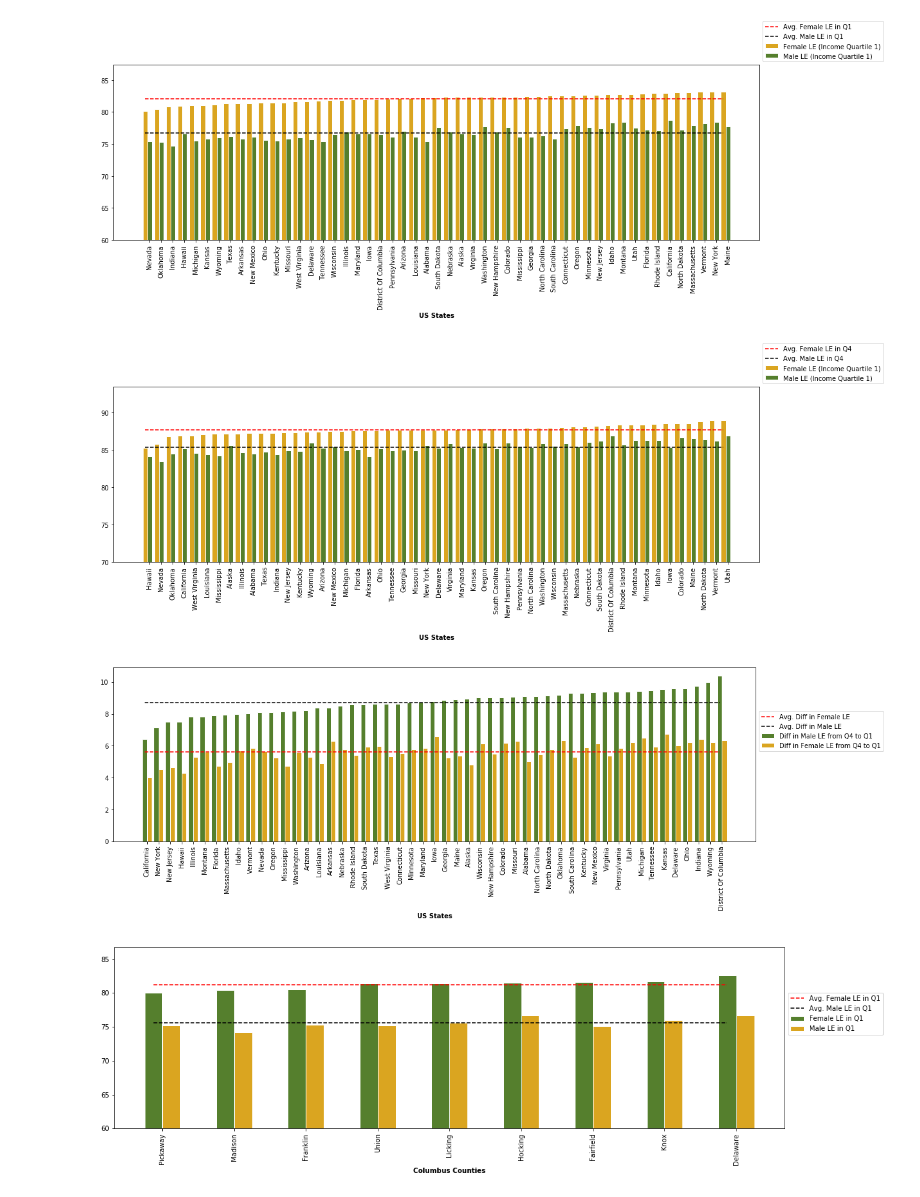
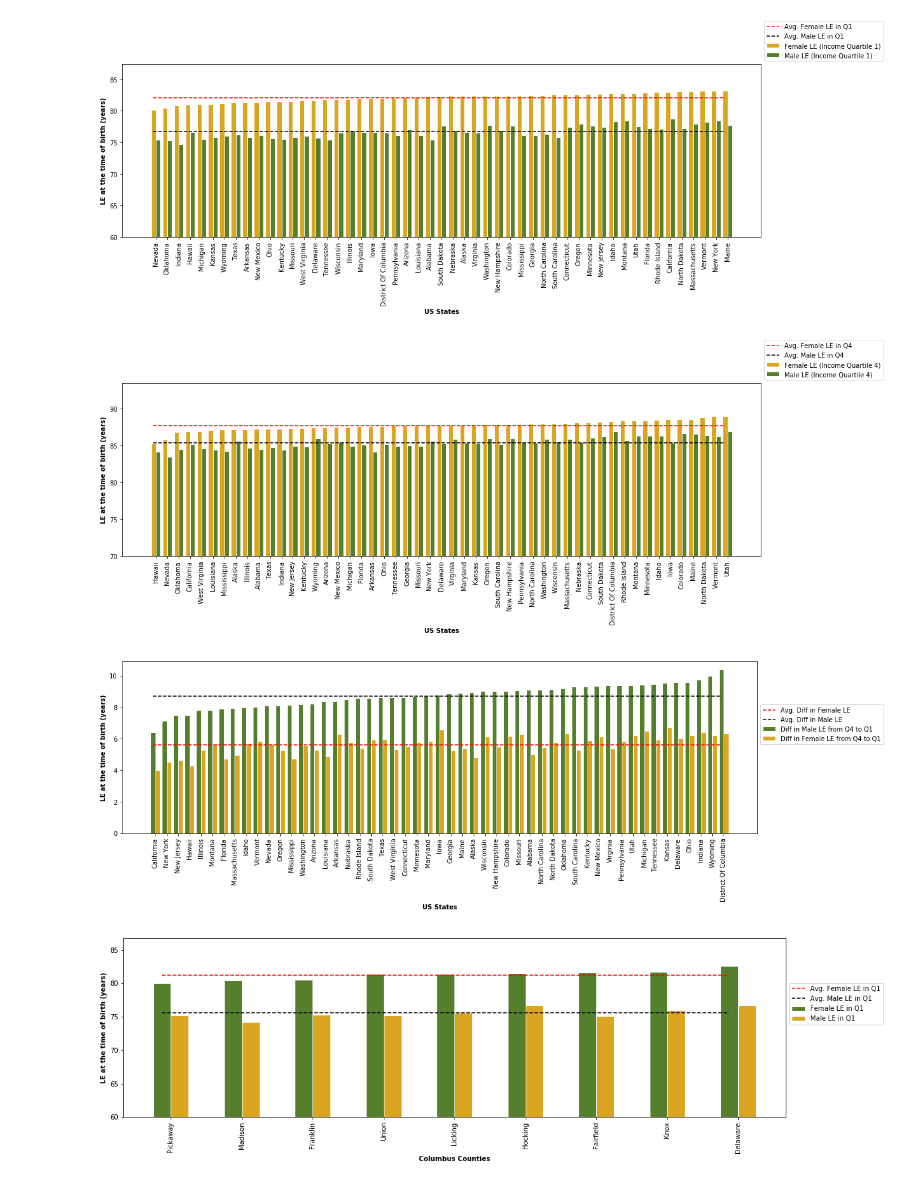
Before and after one commit to elewanto/visual-design-project, a Jupyter notebook: python/le_analysis.ipynb, the cells around one changed output. Saved outputs shown, nothing was run; the diff lists cells and outputs as text; code cells hidden in the pictures.

```diff
--- a/python/le_analysis.ipynb
+++ b/python/le_analysis.ipynb
@@ -140,6 +176,7 @@ plt.plot(pos, [inc1['le_raceadj_q1_M'].mean() for p in range(len(pos))], 'k--',
 
 # Add xticks on the middle of the group bars
 plt.xlabel('US States', fontweight='bold')
+plt.ylabel('LE at the time of birth (years)', fontweight='bold')
 ax.set_xticks([p + 0.5 * barWidth for p in pos])
 ax.set_xticklabels(inc1.statename, rotation='vertical')
 ax.set_ylim(ymin=60)
@@ -148,7 +185,7 @@ ax.set_ylim(ymin=60)
 plt.legend(bbox_to_anchor=(1,1), loc="lower left")
 plt.show()
 # %% [output]
-[figure, old version]
+[figure, new version]
 # %%
 inc4 = income.sort_values(by='le_raceadj_q4_F')
 pos = list(range(len(inc1['le_raceadj_q4_M'])))
@@ -158,13 +195,14 @@ barWidth = 0.4
 fig, ax = plt.subplots(figsize=(18,5))
 
 # Make the plot
-plt.bar(pos, inc4['le_raceadj_q4_F'], color='goldenrod', width=barWidth, edgecolor='white', label='Female LE (Income Quartile 1)')
-plt.bar([x + barWidth for x in pos], inc4['le_raceadj_q4_M'], color='#557f2d', width=barWidth, edgecolor='white', label='Male LE (Income Quartile 1)')
+plt.bar(pos, inc4['le_raceadj_q4_F'], color='goldenrod', width=barWidth, edgecolor='white', label='Female LE (Income Quartile 4)')
+plt.bar([x + barWidth for x in pos], inc4['le_raceadj_q4_M'], color='#557f2d', width=barWidth, edgecolor='white', label='Male LE (Income Quartile 4)')
 plt.plot(pos, [inc4['le_raceadj_q4_F'].mean() for p in range(len(pos))], 'r--', label = 'Avg. Female LE in Q4')
 plt.plot(pos, [inc4['le_raceadj_q4_M'].mean() for p in range(len(pos))], 'k--', label = 'Avg. Male LE in Q4')
 
 # Add xticks on the middle of the group bars
 plt.xlabel('US States', fontweight='bold')
+plt.ylabel('LE at the time of birth (years)', fontweight='bold')
 ax.set_xticks([p + 0.5 * barWidth for p in pos])
 ax.set_xticklabels(inc4.statename, rotation='vertical')
 ax.set_ylim(ymin=70)
@@ -173,33 +211,34 @@ ax.set_ylim(ymin=70)
 plt.legend(bbox_to_anchor=(1,1), loc="lower left")
 plt.show()
 # %% [output]
-[figure, old version]
+[figure, new version]
 # %%
 income['diff_male'] = income['le_raceadj_q4_M'] - income['le_raceadj_q1_M']
 income['diff_female'] = income['le_raceadj_q4_F'] - income['le_raceadj_q1_F']
 inc3 = income.sort_values(by='diff_male')
 pos = list(range(len(income['diff_male'])))
 barWidth = 0.4
 
 # Plotting the bars
 fig, ax = plt.subplots(figsize=(18,5))
 
 # Make the plot
 plt.bar(pos, inc3['diff_male'], color='#557f2d', width=barWidth, edgecolor='white', label='Diff in Male LE from Q4 to Q1')
 plt.bar([x + barWidth for x in pos], inc3['diff_female'], color='goldenrod', width=barWidth, edgecolor='white', label='Diff in Female LE from Q4 to Q1')
 plt.plot(pos, [income['diff_female'].mean() for p in range(len(pos))], 'r--', label = 'Avg. Diff in Female LE')
 plt.plot(pos, [income['diff_male'].mean() for p in range(len(pos))], 'k--', label = 'Avg. Diff in Male LE')
 
 # Add xticks on the middle of the group bars
 plt.xlabel('US States', fontweight='bold')
+plt.ylabel('LE at the time of birth (years)', fontweight='bold')
 ax.set_xticks([p + 0.5 * barWidth for p in pos])
 ax.set_xticklabels(inc3.statename, rotation='vertical')
 
 # Create legend & Show graphic
 plt.legend(bbox_to_anchor=(1,0.5), loc="lower left")
 plt.show()
 # %% [output]
-[figure, old version]
+[figure, new version]
 # %%
 income_OH = pd.read_csv('./Data/LE_M_F_County_Income_2015.csv')
 income_Cbus = income_OH[(income_OH['statename'] == 'Ohio') & (income_OH['cz_name'] == 'Columbus')]
@@ -219,6 +258,7 @@ plt.plot(pos, [income_Cbus['le_raceadj_q1_M'].mean() for p in range(len(pos))],
 
 # Add xticks on the middle of the group bars
 plt.xlabel('Columbus Counties', fontweight='bold')
+plt.ylabel('LE at the time of birth (years)', fontweight='bold')
 ax.set_xticks([p + 0.5 * barWidth for p in pos])
 ax.set_xticklabels(inc3.county_name, rotation='vertical')
 ax.set_ylim(ymin=60)
@@ -227,7 +267,7 @@ ax.set_ylim(ymin=60)
 plt.legend(bbox_to_anchor=(1,0.5), loc="lower left")
 plt.show()
 # %% [output]
-[figure, old version]
+[figure, new version]
 # %%
 inc3 = income_Cbus.sort_values(by='le_raceadj_q4_F')
 pos = list(range(len(income_Cbus['le_raceadj_q4_F'])))
```
Also changed, not shown: parts of 18 cells of this notebook, 6 other files.
